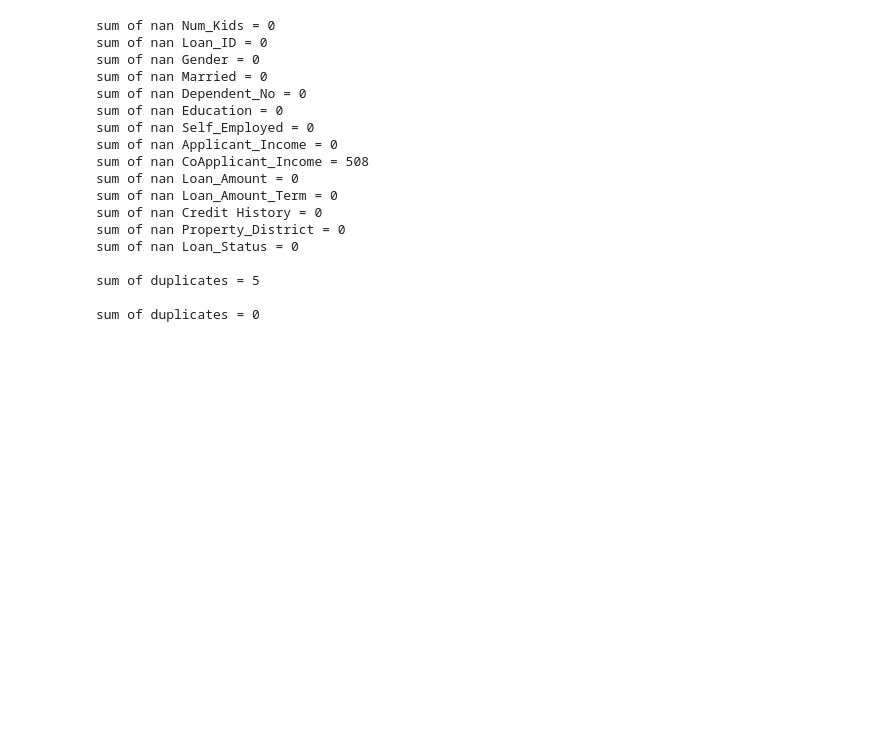
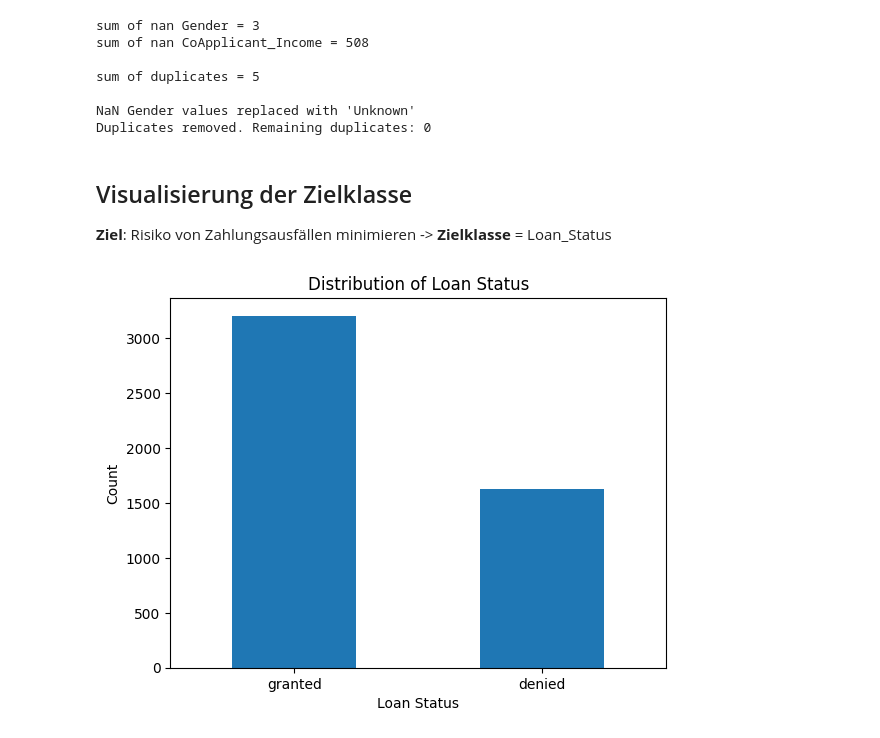
Before and after one commit to JTBeuter/sprint_0, a Jupyter notebook: loan_approval_tomek.ipynb, the cells around one changed output. Saved outputs shown, nothing was run; the diff lists cells and outputs as text; code cells hidden in the pictures; blank space fills up the shorter version.

```diff
--- a/loan_approval_tomek.ipynb
+++ b/loan_approval_tomek.ipynb
@@ -41,28 +49,43 @@ print(df.head())
 # %%
-df["Gender"] = df["Gender"].fillna("Unknown")
-
 for col in df.columns:
-    print(f"sum of nan {col} = {df[col].isna().sum()}")
+    if df[col].isna().sum() > 0:
+        print(f"sum of nan {col} = {df[col].isna().sum()}")
 
 print(f"\nsum of duplicates = {df.duplicated().sum()}")
+
+df["Gender"] = df["Gender"].fillna("Unknown")
+print("\nNaN Gender values replaced with 'Unknown'")
+
 df = df.drop_duplicates()
-print(f"\nsum of duplicates = {df.duplicated().sum()}")
+print(f"Duplicates removed. Remaining duplicates: {df.duplicated().sum()}")
 # %% [output]
-sum of nan Num_Kids = 0
-sum of nan Loan_ID = 0
-sum of nan Gender = 0
-sum of nan Married = 0
-sum of nan Dependent_No = 0
-sum of nan Education = 0
-sum of nan Self_Employed = 0
-sum of nan Applicant_Income = 0
+sum of nan Gender = 3
 sum of nan CoApplicant_Income = 508
-sum of nan Loan_Amount = 0
-sum of nan Loan_Amount_Term = 0
-sum of nan Credit History = 0
-sum of nan Property_District = 0
-sum of nan Loan_Status = 0
 
 sum of duplicates = 5
 
-sum of duplicates = 0
+NaN Gender values replaced with 'Unknown'
+Duplicates removed. Remaining duplicates: 0
+# %% [markdown]
+## Visualisierung der Zielklasse
+
+**Ziel**: Risiko von Zahlungsausfällen minimieren
+-> **Zielklasse** = Loan_Status
+# %%
+
+status_labels = {1: "granted", 0: "denied"}
+
+loan_counts = df["Loan_Status"].map(status_labels).value_counts()
+loan_counts = loan_counts.reindex(["granted", "denied"])
+loan_counts.plot(kind="bar")
+plt.xlabel("Loan Status")
+plt.ylabel("Count")
+plt.title("Distribution of Loan Status")
+target_counts = df["Loan_Status"].map(status_labels).value_counts()
+
+plt.xticks(rotation=0)
+
+
+plt.show()
+# %% [output]
+[figure, added]
```
Also changed, not shown: parts of 12 cells of this notebook.
